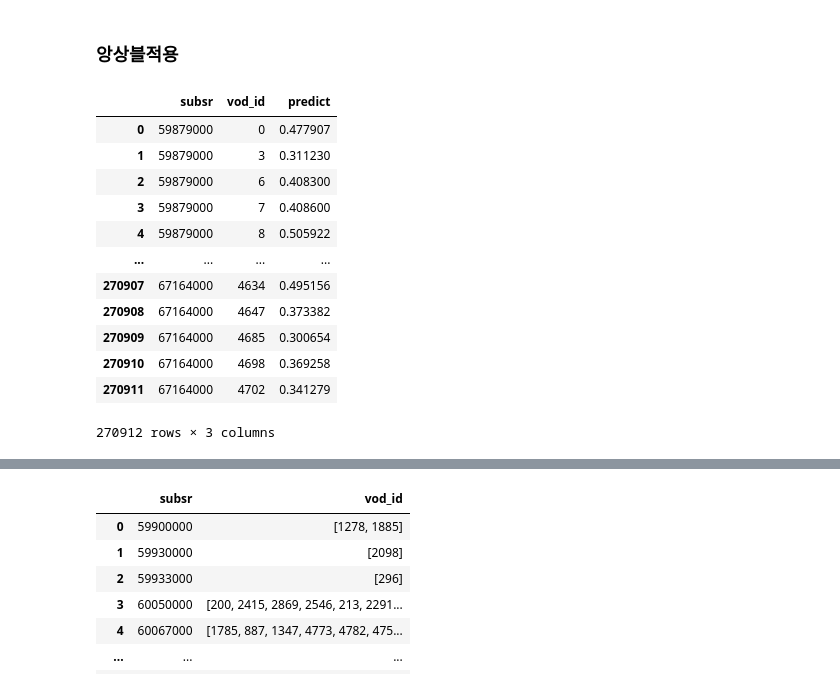
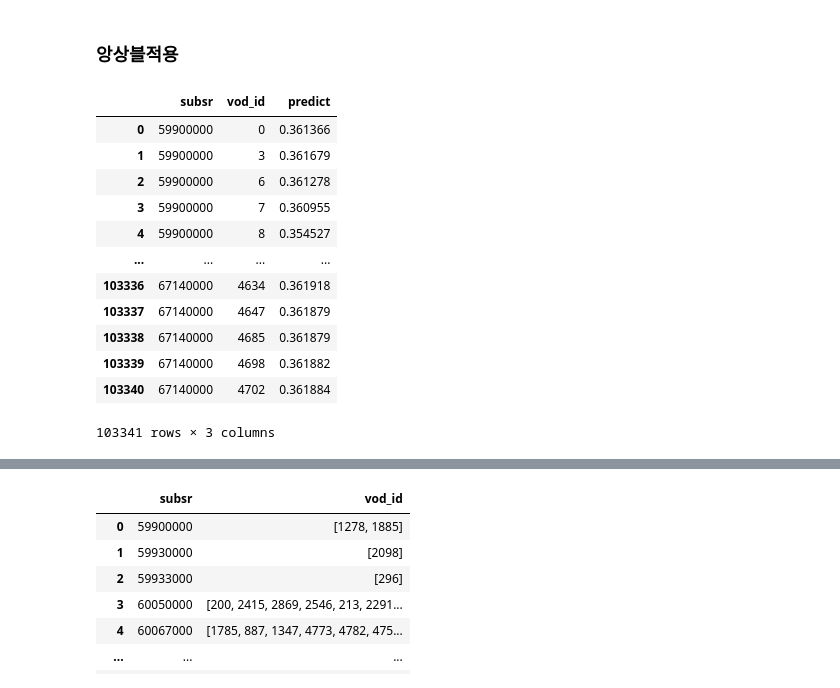
Before and after one commit to LGHV-team1/final-project, a Jupyter notebook: 모델/vod_89train_10test.ipynb, the cells around one changed output, grey strips where cells are left out. Cells and saved outputs as stored; diff of their text form; code cells hidden in the pictures.

```diff
--- a/모델/vod_89train_10test.ipynb
+++ b/모델/vod_89train_10test.ipynb
@@ -443,8 +456,10 @@ trainset = convert_traintest_dataframe_forsurprise(vod_score)
 # gs.fit(train_set)
 # gs.best_params
 # %%
-sim_options = {'name': 'pearson_baseline', 'user_based': False} # itemr-based similarity
-bsl_options = {'method' : 'als', 'n_epochs' : 100}
-knnbaseline = KNNBaseline(k = 40, sim_options=sim_options, random_state = 42, min_k= 1, bsl_options=bsl_options)
+sim_options = {'name': 'pearson_baseline', 'user_based': False} # item-based similarity
+bsl_options = {'method' : 'sgd', 'n_epochs' : 1}
+knnbaseline = KNNBaseline(k = 40, sim_options=sim_options, random_state = 42, min_k= 1,
+                          bsl_options=bsl_options)
+
 knnbaseline.fit(trainset)
 # %% [output]
@@ -614,7 +631,7 @@ TV소설 은희
 ### SVD, SVDpp
 # %%
 # n_epochs=95, lr_all=0.005, reg_all=0.06, random_state=42 -> 0.045
-svd = SVD(n_factors=300, n_epochs=150, lr_all=0.005, reg_all=0.05, random_state=42)
+svd = SVD(n_factors=100, n_epochs=150, lr_all=0.005, reg_all=0.05, random_state=42)
 svd.fit(trainset)
 # %% [output]
 <surprise.prediction_algorithms.matrix_factorization.SVD at 0x...>
@@ -914,7 +931,8 @@ precision_k(testdata, vod_predict, K = 10)
 # %% [markdown]
 ### KNNBasic
 # %%
-sim_options = {'name': 'cosine', 'user_based': True} # itemr-based similarity
-knnbasic = KNNBasic(k = 40, sim_options=sim_options, random_state = 42)
+sim_options = {'name': 'pearson_baseline', 'user_based': False} # item-based similarity
+bsl_options = {'method' : 'sgd', 'n_epochs' : 1}
+knnbasic = KNNBasic(k = 40, sim_options=sim_options, random_state = 42, bsl_options = bsl_options, min_k=1)
 knnbasic.fit(trainset)
 # %% [output]
@@ -1067,36 +1086,36 @@ precision_k(testdata, vod_predict, K = 10)
 ### 앙상블적용
 # %%
 knnbaseline_predict = []
-svd_predict = []
+knnbasic_predict = []
 for user in user_id:
     for vod in vod_id:
         knnbaseline_predict.append(knnbaseline.predict(user, vod)[0:4])
-        svd_predict.append(svd.predict(user, vod)[0:4])
+        knnbasic_predict.append(knnbasic.predict(user, vod)[0:4])
 
 knnbaseline_predict = pd.DataFrame(knnbaseline_predict, columns = ['subsr', 'vod_id', 'real', 'predict'])
 knnbaseline_predict = knnbaseline_predict[['subsr', 'vod_id', 'predict']]
 
-svd_predict = pd.DataFrame(svd_predict, columns = ['subsr', 'vod_id', 'real', 'predict'])
-svd_predict = svd_predict[['subsr', 'vod_id', 'predict']]
+knnbasic_predict = pd.DataFrame(knnbasic_predict, columns = ['subsr', 'vod_id', 'real', 'predict'])
+knnbasic_predict = knnbasic_predict[['subsr', 'vod_id', 'predict']]
 # %%
-result = svd_predict.merge(knnbaseline_predict, how = 'left', on = ['subsr', 'vod_id'])
+result = knnbasic_predict.merge(knnbaseline_predict, how = 'left', on = ['subsr', 'vod_id'])
 result['predict'] = (result['predict_x'] + result['predict_y']) / 2
 result = result[['subsr' , 'vod_id', 'predict']]
 result
 # %% [output]
 |  | subsr | vod_id | predict |
-| 0 | 59879000 | 0 | 0.477907 |
-| 1 | 59879000 | 3 | 0.311230 |
-| 2 | 59879000 | 6 | 0.408300 |
-| 3 | 59879000 | 7 | 0.408600 |
-| 4 | 59879000 | 8 | 0.505922 |
+| 0 | 59900000 | 0 | 0.361366 |
+| 1 | 59900000 | 3 | 0.361679 |
+| 2 | 59900000 | 6 | 0.361278 |
+| 3 | 59900000 | 7 | 0.360955 |
+| 4 | 59900000 | 8 | 0.354527 |
 | ... | ... | ... | ... |
-| 270907 | 67164000 | 4634 | 0.495156 |
-| 270908 | 67164000 | 4647 | 0.373382 |
-| 270909 | 67164000 | 4685 | 0.300654 |
-| 270910 | 67164000 | 4698 | 0.369258 |
-| 270911 | 67164000 | 4702 | 0.341279 |
+| 103336 | 67140000 | 4634 | 0.361918 |
+| 103337 | 67140000 | 4647 | 0.361879 |
+| 103338 | 67140000 | 4685 | 0.361879 |
+| 103339 | 67140000 | 4698 | 0.361882 |
+| 103340 | 67140000 | 4702 | 0.361884 |
-270912 rows × 3 columns
+103341 rows × 3 columns
 # %%
 result_1 = []
 for user in user_id:
```
Also changed, not shown: parts of 35 cells of this notebook, 1 other file.
